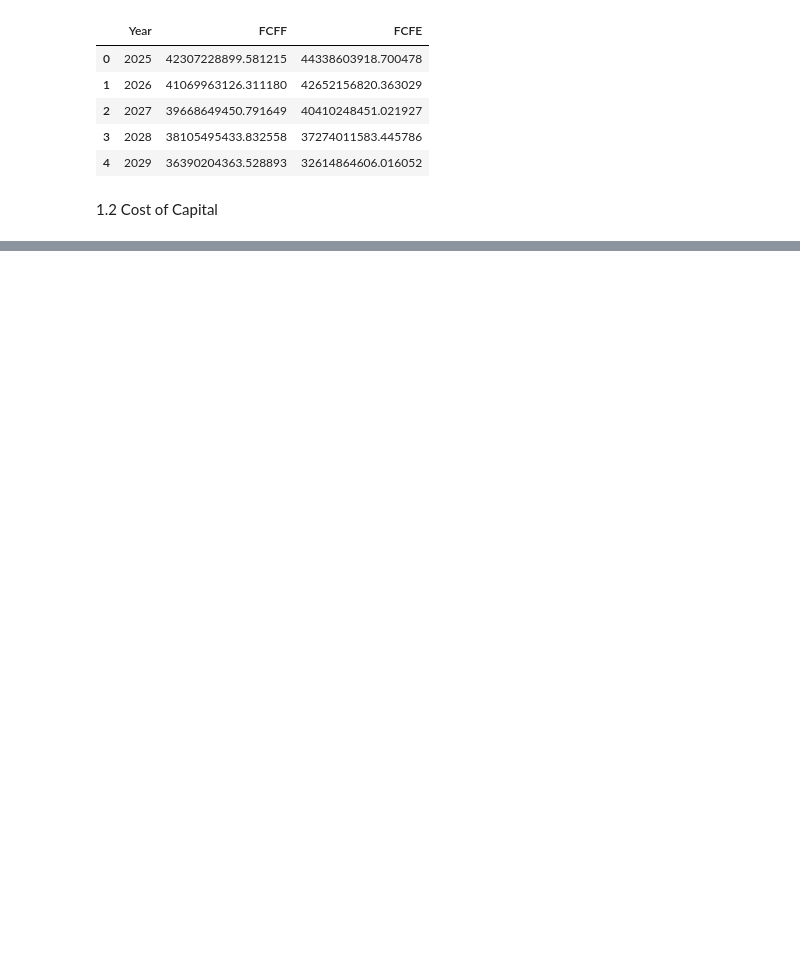
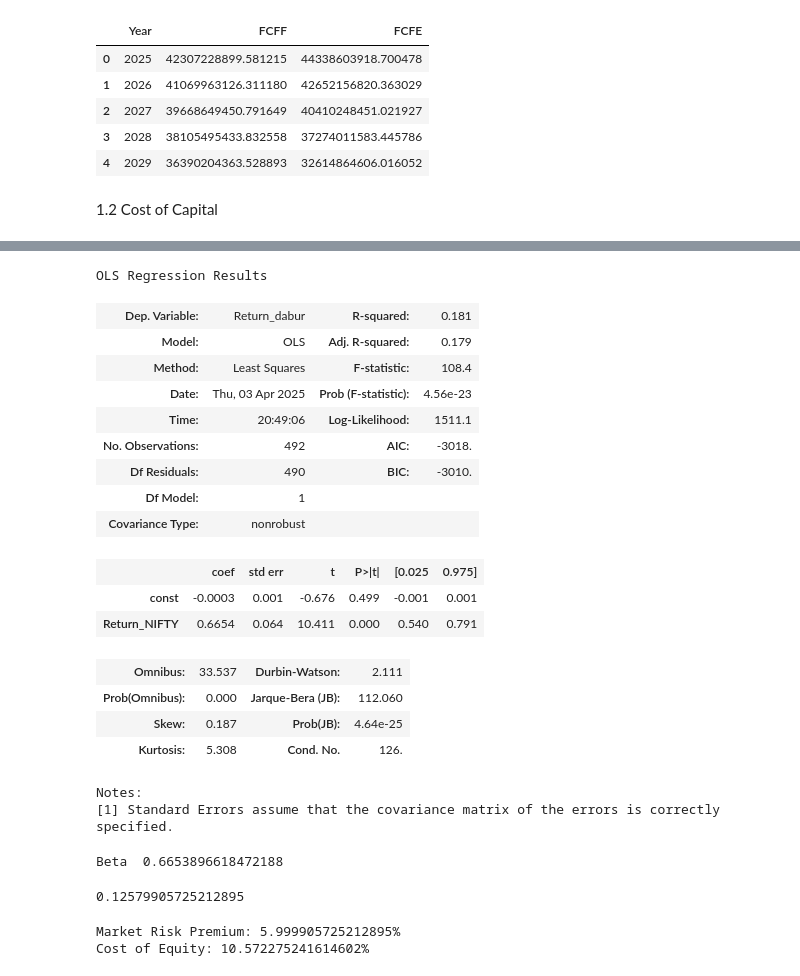
Before and after one commit to khushbhuta/BAV-Assignment, a Jupyter notebook: BAV_Assignment_Dabur.ipynb, the cells around one changed output, grey strips where cells are left out. Saved outputs shown, nothing was run; the diff lists cells and outputs as text; code cells hidden in the pictures; blank space fills up the shorter version.

```diff
--- a/BAV_Assignment_Dabur.ipynb
+++ b/BAV_Assignment_Dabur.ipynb
@@ -366,0 +421,3 @@ nifty_df1.head()
+# %%
+dabur_df1_returns = dabur_df1['Return_dabur']
+dabur_df1_returns.head()
@@ -366,0 +432,3 @@ nifty_df1.head()
+# %%
+nifty_df1_returns = nifty_df1['Return_NIFTY']
+nifty_df1_returns.head()
@@ -366,0 +443,4 @@ nifty_df1.head()
+# %%
+returns = pd.merge(nifty_df1_returns,dabur_df1_returns,how='inner',on='Date')
+returns.head()
+returns.describe()
@@ -366,0 +457,48 @@ nifty_df1.head()
+# %%
+x = returns['Return_NIFTY']
+y = returns['Return_dabur']
+x_sm = sm.add_constant(x)
+model = sm.OLS(y,x_sm)
+results = model.fit()
+results.summary()
+# %% [output]
+OLS Regression Results
+| Dep. Variable: | Return_dabur | R-squared: | 0.181 |
+| Model: | OLS | Adj. R-squared: | 0.179 |
+| Method: | Least Squares | F-statistic: | 108.4 |
+| Date: | Thu, 03 Apr 2025 | Prob (F-statistic): | 4.56e-23 |
+| Time: | 20:49:06 | Log-Likelihood: | 1511.1 |
+| No. Observations: | 492 | AIC: | -3018. |
+| Df Residuals: | 490 | BIC: | -3010. |
+| Df Model: | 1 |  |  |
+| Covariance Type: | nonrobust |  |  |
+|  | coef | std err | t | P>|t| | [0.025 | 0.975] |
+| const | -0.0003 | 0.001 | -0.676 | 0.499 | -0.001 | 0.001 |
+| Return_NIFTY | 0.6654 | 0.064 | 10.411 | 0.000 | 0.540 | 0.791 |
+| Omnibus: | 33.537 | Durbin-Watson: | 2.111 |
+| Prob(Omnibus): | 0.000 | Jarque-Bera (JB): | 112.060 |
+| Skew: | 0.187 | Prob(JB): | 4.64e-25 |
+| Kurtosis: | 5.308 | Cond. No. | 126. |
+Notes:
+[1] Standard Errors assume that the covariance matrix of the errors is correctly specified.
+# %%
+# Calculating Beta by regressing company returns against market returns
+beta_dabur = results.params[1]
+print("Beta ", beta_dabur)
+# %% [output]
+Beta  0.6653896618472188
+# %%
+# give me the market returns using nifty_df
+nifty_returns_final = nifty_df1['Return_NIFTY'].mean() * 252
+nifty_returns_final
+# %% [output]
+0.12579905725212895
+# %%
+risk_free_rate = 0.0658
+market_risk_premium = nifty_returns_final - risk_free_rate
+print("Market Risk Premium: {}%".format(market_risk_premium * 100))
+cost_of_equity = risk_free_rate + beta_dabur * market_risk_premium
+print("Cost of Equity: {}%".format(cost_of_equity * 100))
+# %% [output]
+Market Risk Premium: 5.999905725212895%
+Cost of Equity: 10.572275241614602%
```
Also changed, not shown: parts of 25 cells of this notebook.
